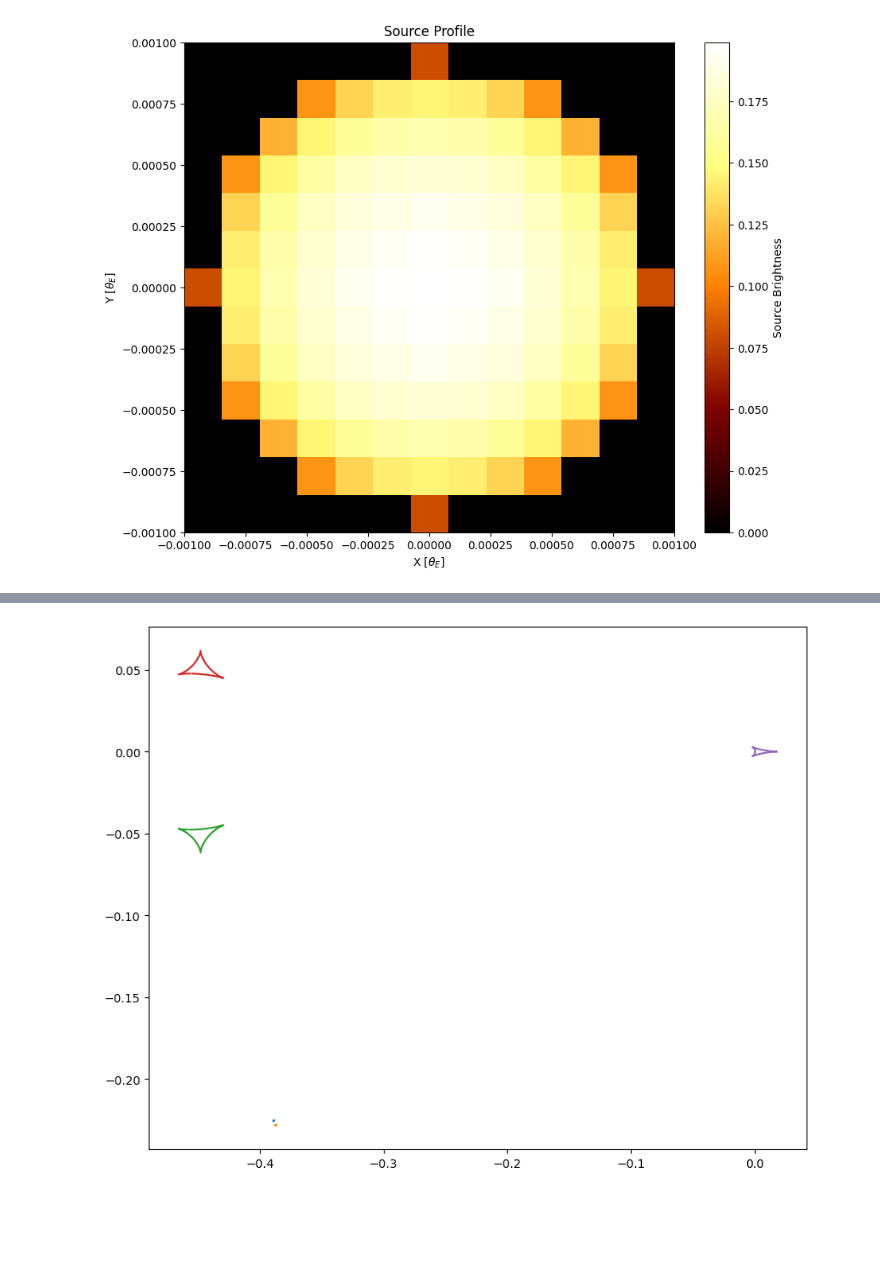
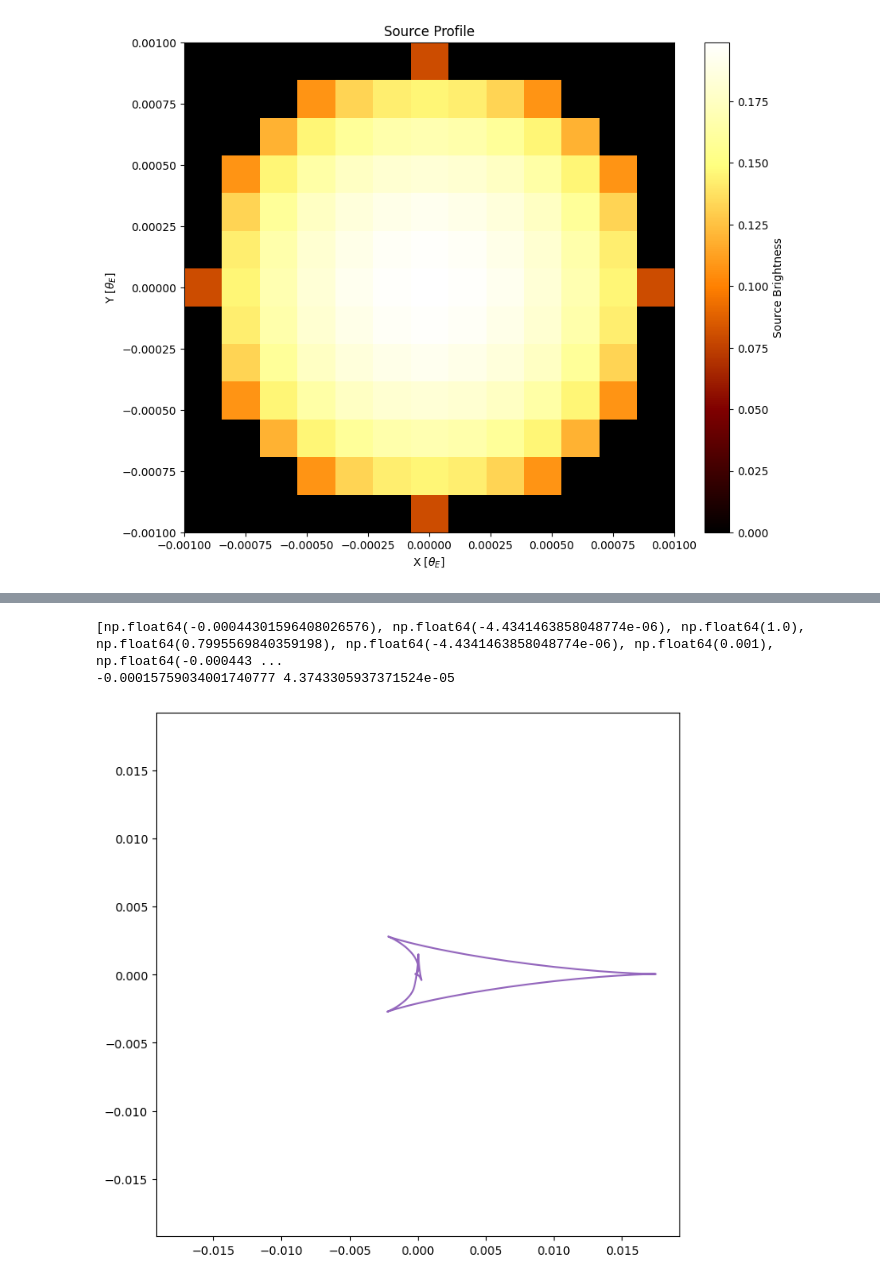
Before and after one commit to saividyud/NBLens, a Jupyter notebook: Unity Analysis/binary_lens_dev.ipynb, the cells around one changed output, grey strips where cells are left out. Cells and saved outputs as stored; diff of their text form; code cells hidden in the pictures; blank space fills up the shorter version.

```diff
--- a/Unity Analysis/binary_lens_dev.ipynb
+++ b/Unity Analysis/binary_lens_dev.ipynb
@@ -29,3 +31,7 @@ Custom library import time: 0.000106 seconds
+# %%
+def caustic_reader(file_path: str) -> IRSC.IRSCaustics:
+    with open(file_path, 'rb') as f:
+        return pickle.load(f)
 # %% [markdown]
 #### Defining and initializing VBMicrolensing
 # %%
@@ -70,8 +87,8 @@ second_planet_DCM = np.array([
 ])
 # %%
 # Calculating translation of coordinate origin for each planet
-q1 = triple_lens_attributes[1][2]
-q2 = triple_lens_attributes[2][2]
+q1 = triple_lens_attributes[1, 2]
+q2 = triple_lens_attributes[2, 2]
 
 delta1_rot = np.array([q1 / ((1 + q1) * (s1 + 1/s1)), 0]).reshape(-1, 1)
 delta2_rot = np.array([q2 / ((1 + q2) * (s2 + 1/s2)), 0]).reshape(-1, 1)
@@ -164,7 +180,9 @@ Total time: 4.672 seconds
 # %%
 ''' Simulating triple lens magnification map '''
-triple_lens = IRSC.IRSCaustics(annulus_param_dict=triple_lens_parameters)
-triple_lens_magnifications = triple_lens.series_calculate(cm_offset='auto')
+# triple_lens = IRSC.IRSCaustics(annulus_param_dict=triple_lens_parameters)
+# triple_lens_magnifications = triple_lens.series_calculate(cm_offset='auto')
+triple_lens = caustic_reader('../Unity/Simulations/Collection_0.8/triple_1e11_90_1e-04.pkl')
+triple_lens.plot()
 
 print('=========================================================')
 # %% [output]
@@ -225,31 +243,51 @@ Convolving source profile with magnification map: 0.023 seconds
 [figure]
 # %%
 parameters = [item for sublist in triple_lens.lens_att for idx, item in enumerate(sublist)]
+print(parameters)
 VBM.SetLensGeometry(parameters)
 
 caustic_points = VBM.Multicaustics()
 
 fig = plt.figure(figsize=(10, 8))
 ax = fig.add_subplot()
 
 all_cusp_xs = []
 all_cusp_ys = []
+all_min_indices = []
+all_min_distances = []
 
 for points in caustic_points:
     ax.plot(points[0], points[1])
     xs, ys = IRSF.IRSFunctions.find_cusp_points(np.array(points))
+
+    xs = np.array(xs)
+    ys = np.array(ys)
+
     all_cusp_xs.append(xs)
     all_cusp_ys.append(ys)
 
-all_cusp_xs = np.array(all_cusp_xs)
-all_cusp_ys = np.array(all_cusp_ys)
+    cusp_distances = np.sqrt(xs**2 + ys**2)
+    min_indices = np.argmin(cusp_distances)
 
-all_cusp_distances = np.sqrt(all_cusp_xs**2 + all_cusp_ys**2)
-min_indices = np.unravel_index(np.argmin(all_cusp_distances), all_cusp_distances.shape)
+    all_min_distances.append(cusp_distances[min_indices])
+    all_min_indices.append(min_indices)
+
+min_ind = np.argmin(np.array(all_min_distances))
+
+print(all_cusp_xs[min_ind][all_min_indices[min_ind]], all_cusp_ys[min_ind][all_min_indices[min_ind]])
+
+big_caustic_xs = np.array(caustic_points[min_ind][0])
+big_caustic_ys = np.array(caustic_points[min_ind][1])
+
+ax.set_xlim(-ang_width/4, ang_width/4)
+ax.set_ylim(-ang_width/4, ang_width/4)
+ax.set_aspect('equal')
 
 plt.show()
 # %% [output]
+[np.float64(-0.00044301596408026576), np.float64(-4.4341463858048774e-06), np.float64(1.0), np.float64(0.7995569840359198), np.float64(-4.4341463858048774e-06), np.float64(0.001), np.float64(-0.000443 ...
+-0.00015759034001740777 4.3743305937371524e-05
-[figure, old version]
+[figure, new version]
 # %%
 single_fractional_deviations = (convolved_triple_lens - convolved_single_lens) / convolved_single_lens
 
```
Also changed, not shown: parts of 10 cells of this notebook, 5 other files.
